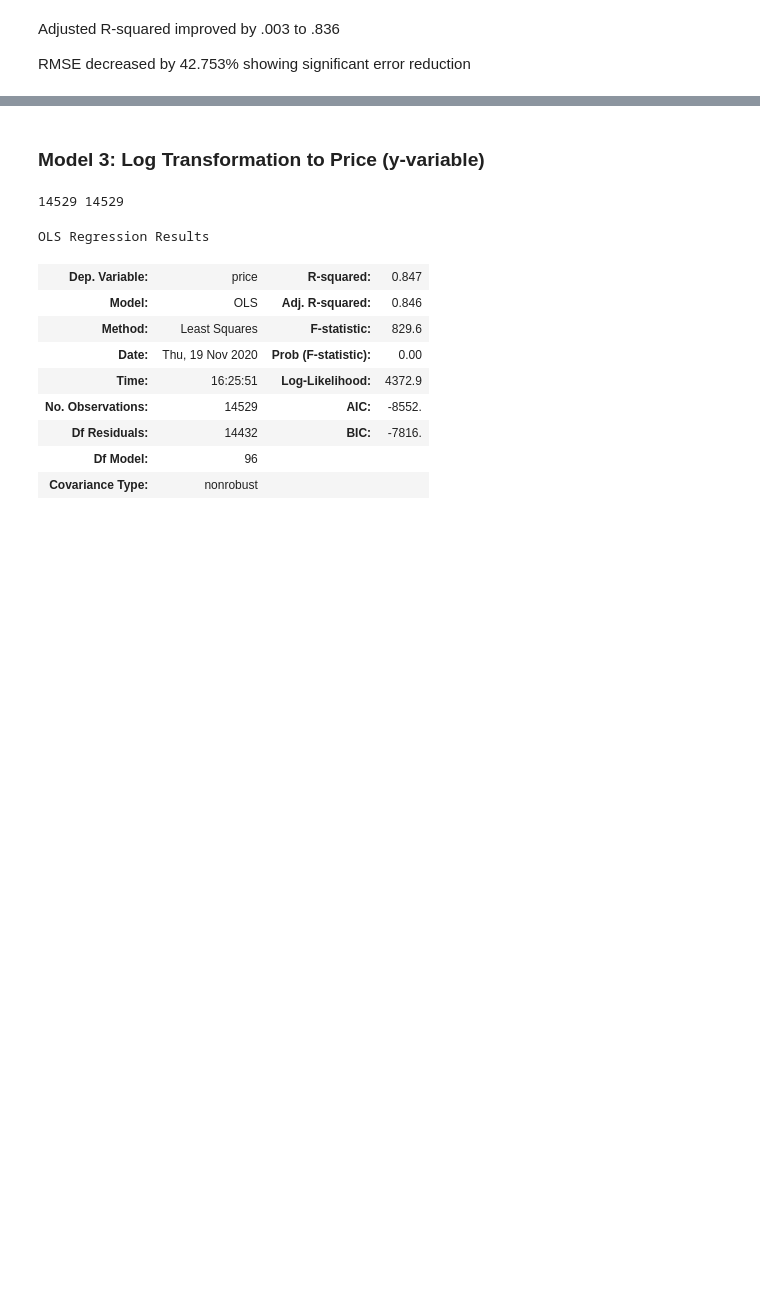
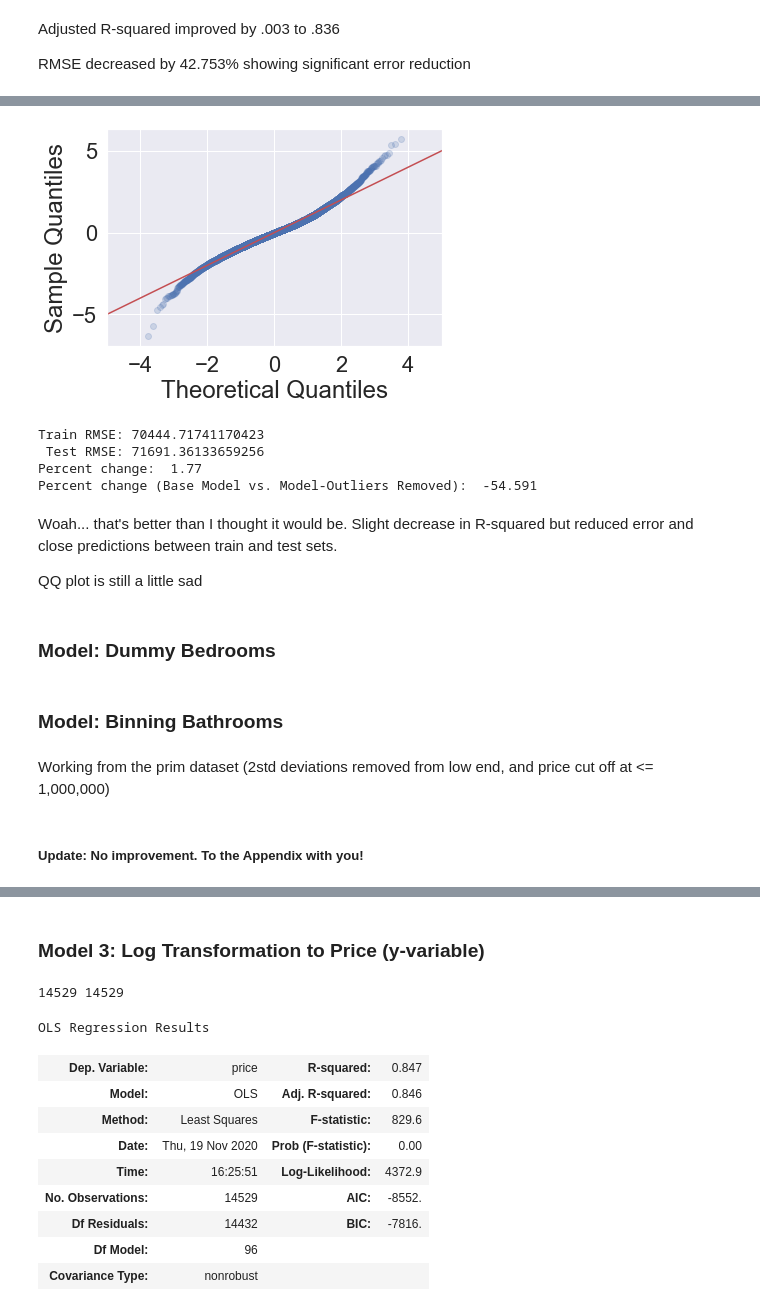
Before and after one commit to Stenke/King-County-Housing-Regression-Analysis, a Jupyter notebook: House(party)_Modeling.ipynb, the cells around one changed output, grey strips where cells are left out. Cells and saved outputs as stored; diff of their text form; code cells hidden in the pictures; blank space fills up the shorter version.

```diff
--- a/House(party)_Modeling.ipynb
+++ b/House(party)_Modeling.ipynb
@@ -410,0 +411,13 @@ RMSE decreased by 42.753% showing significant error reduction
+# %%
+upHouse_data_prim = upHouse_data_2std[upHouse_data_2std['price'] <= 790000]
+# %%
+X = upHouse_data_prim[feat_cols]
+y = upHouse_data_prim['price']
+
+X_train, X_test, y_train, y_test = train_test_split(X, y, test_size = 0.30, random_state = 117)
+
+# Add constants
+X_train = sm.add_constant(X_train)
+X_test = sm.add_constant(X_test)
+
+training_model(feat_cols, outcome, y_train, X_train)
@@ -410,0 +459,10 @@ RMSE decreased by 42.753% showing significant error reduction
+# %%
+model_prim = sm.OLS(y_train, X_train).fit()
+# %%
+fig = plt.figure()
+
+ax = fig.add_subplot(1, 1, 1)
+sm.graphics.qqplot(model_prim.resid, line='45', fit=True, alpha=0.2, ax=ax)
+ax.set_xlim(-5, 5);
+# %% [output]
+[figure, added]
@@ -410,0 +472,27 @@ RMSE decreased by 42.753% showing significant error reduction
+# %%
+# Determine RMSE for training and test sets based on y_hat trained on X-training-data
+# Maybe put percent difference rather than change
+y_hat_train = model_prim.predict(X_train)
+rmse_train = mse(y_train, y_hat_train)**0.5
+y_hat_test = model_prim.predict(X_test)
+rmse_test = mse(y_test, y_hat_test)**0.5
+print(f'Train RMSE: {rmse_train} \n Test RMSE: {rmse_test}')
+print('Percent change: ', round(((rmse_test-rmse_train)/rmse_train)*100, 3))
+print('Percent change (Base Model vs. Model-Outliers Removed): ', round(((rmse_test-157877.62035823576)/157877.62035823576)*100, 3))
+# %% [output]
+Train RMSE: 70444.71741170423
+ Test RMSE: 71691.36133659256
+Percent change:  1.77
+Percent change (Base Model vs. Model-Outliers Removed):  -54.591
+# %% [markdown]
+Woah... that's better than I thought it would be. Slight decrease in R-squared but reduced error and close predictions between train and test sets.
+
+QQ plot is still a little sad
+# %% [markdown]
+### Model: Dummy Bedrooms
+# %% [markdown]
+### Model: Binning Bathrooms
+# %% [markdown]
+Working from the prim dataset (2std deviations removed from low end, and price cut off at <= 1,000,000)
+# %% [markdown]
+##### Update: No improvement. To the Appendix with you!
```
Also changed, not shown: parts of 27 cells of this notebook, 1 other file.
